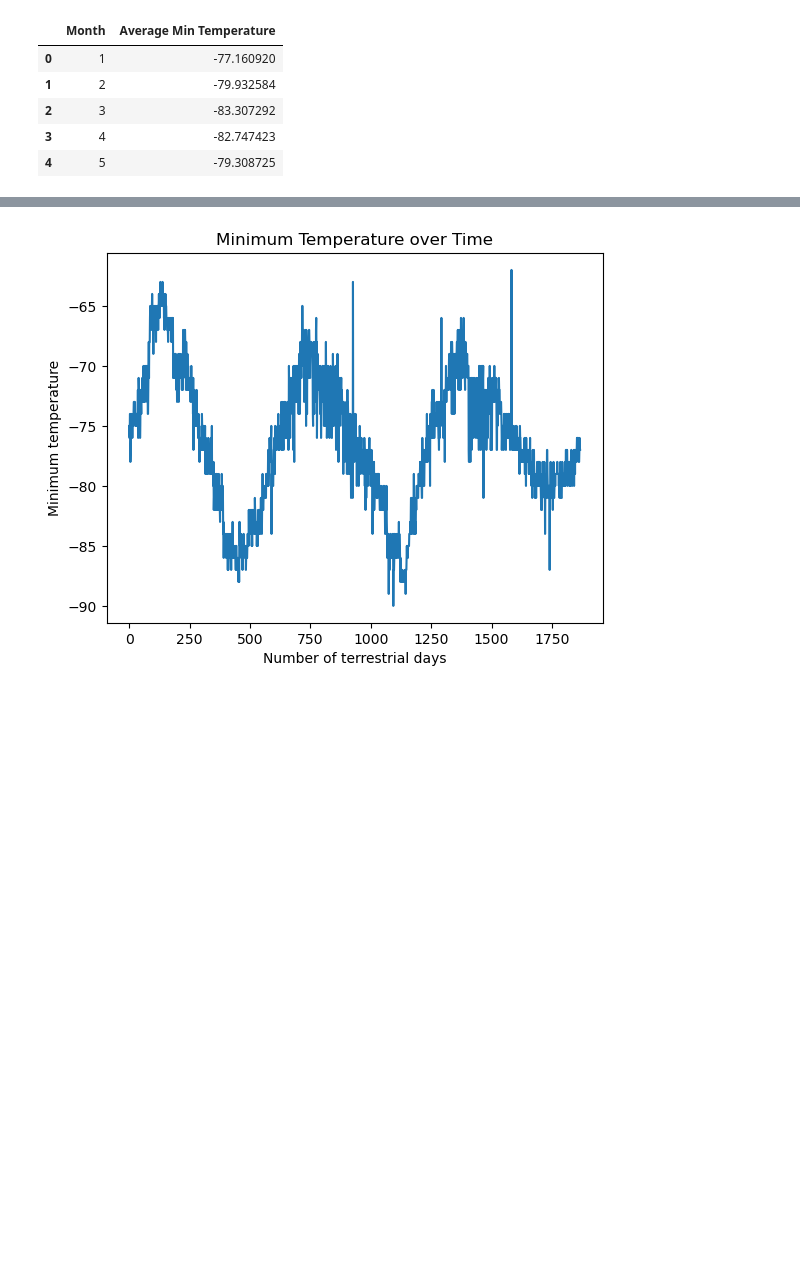
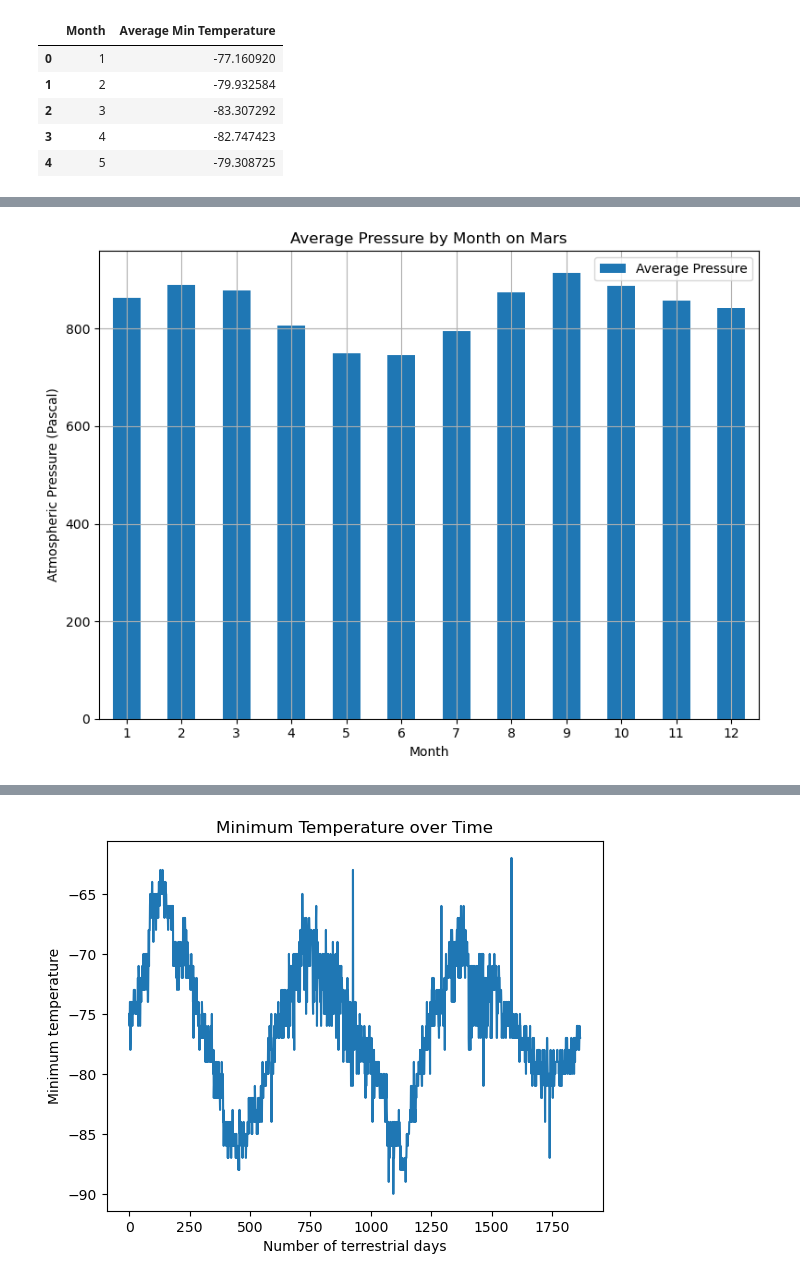
Before and after one commit to mascee/mars-challenge, a Jupyter notebook: part_2_mars_weather.ipynb, the cells around one changed output, grey strips where cells are left out. Saved outputs shown, nothing was run; the diff lists cells and outputs as text; code cells hidden in the pictures; blank space fills up the shorter version.

```diff
--- a/part_2_mars_weather.ipynb
+++ b/part_2_mars_weather.ipynb
@@ -256,0 +244,12 @@ Name: pressure, dtype: float64
+# %%
+# 4. What is the average pressure by month?
+avg_pressure = df.groupby('month')['pressure'].mean()
+
+#Convert the results to a DataFrame
+avg_pressure_df = avg_pressure.reset_index()
+
+#Rename the columns
+avg_pressure_df.columns = ['Month', 'Average Pressure']
+
+#Display the data frame
+avg_pressure_df.head()
@@ -256,0 +263,16 @@ Name: pressure, dtype: float64
+# %%
+# Plot the average pressure by month
+avg_pressure_df.plot(x='Month', y='Average Pressure', kind='bar', figsize=(8, 6))
+
+# Titles and labels
+plt.title('Average Pressure by Month on Mars')
+plt.xlabel('Month')
+plt.ylabel('Atmospheric Pressure (Pascal)')
+plt.xticks(rotation=0)
+
+# Adjust layout and show
+plt.tight_layout()
+plt.grid()
+plt.show()
+# %% [output]
+[figure, added]
```
Also changed, not shown: parts of 10 cells of this notebook.
